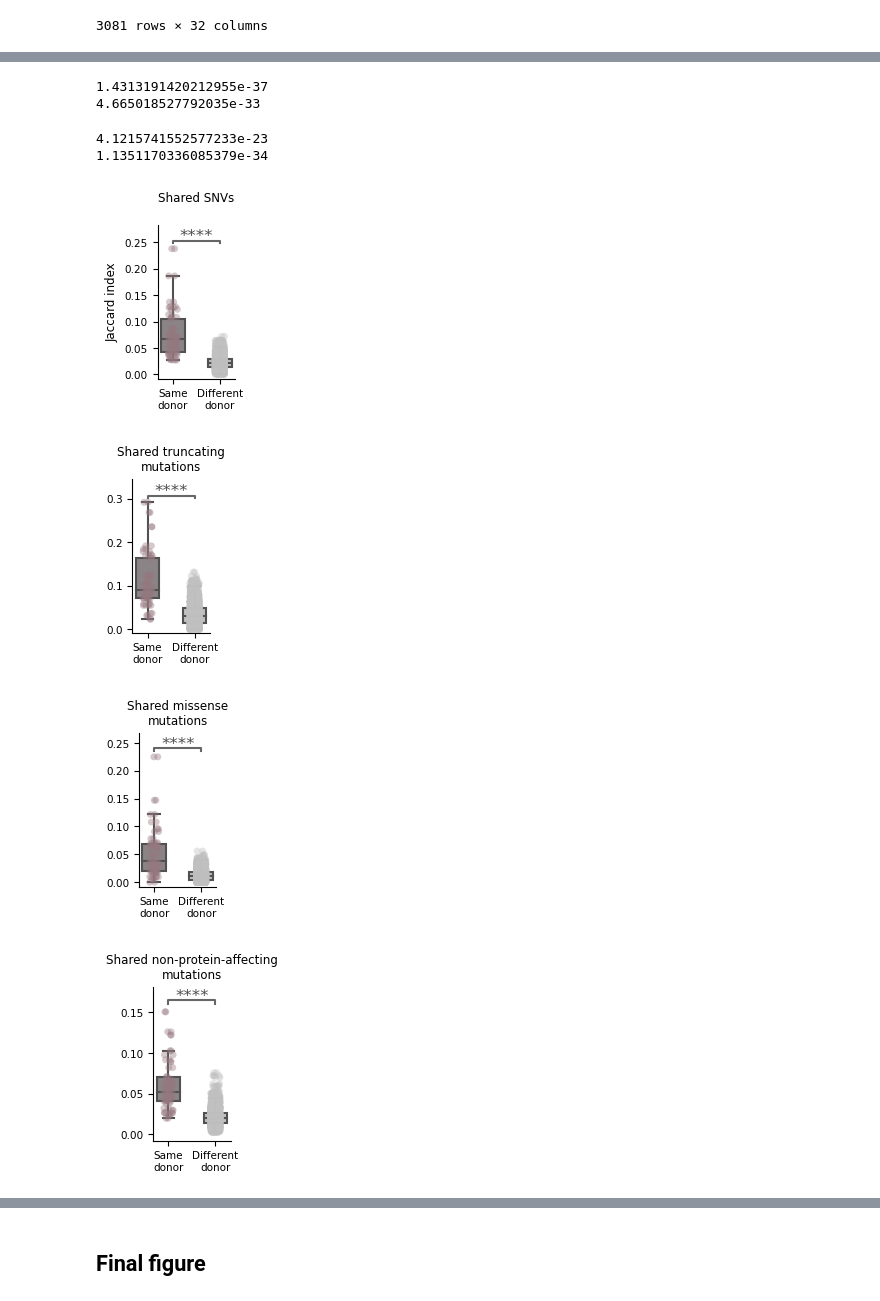
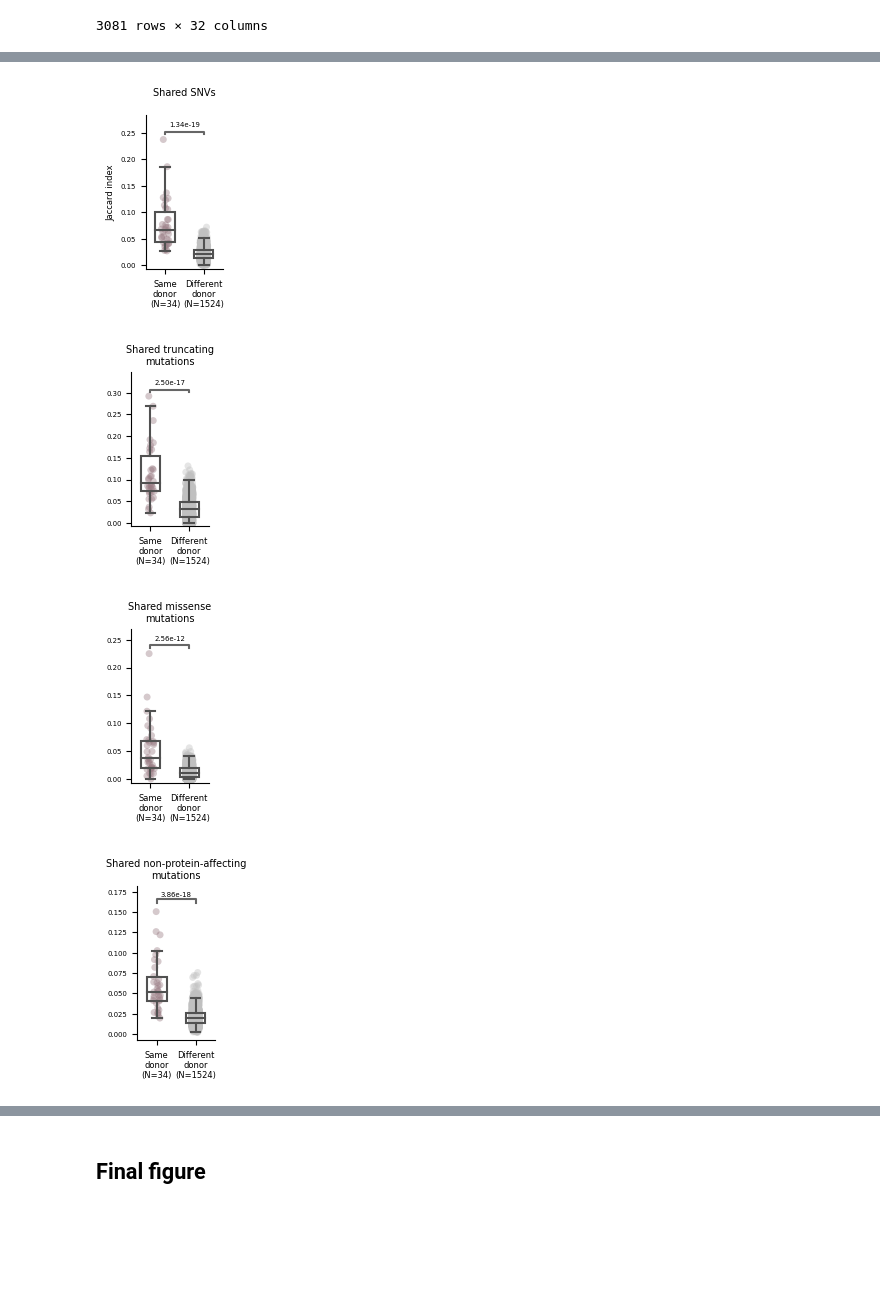
Before and after one commit to bbglab/normal_bladder_paper, a Jupyter notebook: extended/extended6/ExtendedFigure6.ipynb, the cells around one changed output, grey strips where cells are left out. Drawn from its saved outputs; the diff is of its cells as text; code cells hidden in the pictures; blank space fills up the shorter version.

```diff
--- a/extended/extended6/ExtendedFigure6.ipynb
+++ b/extended/extended6/ExtendedFigure6.ipynb
@@ -418,62 +439,55 @@ shared_muts_df_B = shared_muts_df_B.loc[shared_muts_df_B["pair"].isin(["same_don
 # %%
-figb_categs = {"same_donor": "Same\ndonor",
-            "diff_donor": "Different\ndonor", # these are only trigone-dome pairs
-            }
 figb_colors = {"same_donor": "#967880",
             "diff_donor": "#C0C0C0",
             }
 
 jaccard_idxs = ["jaccard_index_allsnvs", "jaccard_index_truncating", "jaccard_index_missense", "jaccard_index_nonprotaffecting"]
 id2title = {"allsnvs": "SNVs\n", "truncating": "truncating\nmutations", "missense": "missense\nmutations",
             "nonprotaffecting": "non-protein-affecting\nmutations"}
 
 
 for jacc_idx in jaccard_idxs:
+
     fig, axs = plt.subplots(1, 1, figsize = (1, 2))
-    sns.boxplot(shared_muts_df_C, x = "pair", y = jacc_idx, order = figc_categs.keys(),
-                showfliers = False, palette = figc_colors, width = 0.5, saturation = 0.2)
-    sns.stripplot(shared_muts_df_C, x = "pair", y = jacc_idx, order = figc_categs.keys(),
-                  palette = figc_colors, alpha = 0.4, jitter = 0.1)
-    _, pval = mannwhitneyu(shared_muts_df_C.loc[shared_muts_df_C["pair"] == "same_donor"][jacc_idx],
-                        shared_muts_df_C.loc[shared_muts_df_C["pair"] == "diff_donor"][jacc_idx])
-    print(pval)
+    figb_categs = {"same_donor": "Same\ndonor",
+            "diff_donor": "Different\ndonor", # these are only trigone-dome pairs
+            }
+
+    sns.stripplot(shared_muts_df_B, x = "pair", y = jacc_idx, order = figb_categs.keys(),
+                palette = figb_colors, alpha = 0.4, jitter = 0.1, zorder = 0, ax = axs)
+    sns.boxplot(shared_muts_df_B, x = "pair", y = jacc_idx, order = figb_categs.keys(),
+                showfliers = False, palette = figb_colors, width = 0.5, saturation = 1,
+                ax = axs, boxprops = dict(facecolor = 'none'))
+    _, pval = mannwhitneyu(shared_muts_df_B.loc[shared_muts_df_B["pair"] == "same_donor"][jacc_idx],
+                        shared_muts_df_B.loc[shared_muts_df_B["pair"] == "diff_donor"][jacc_idx])
+
+    n_counts = shared_muts_df_B[["pair", jacc_idx]].dropna()["pair"].value_counts(dropna = True).reset_index(name = "count")
+    for categ in figb_categs:
+        n = n_counts.loc[n_counts["index"] == categ]["count"].values[0]
+        figb_categs[categ] = f'{figb_categs[categ]}\n(N={n})'
 
     h = 0.005
-    y = shared_muts_df_C[jacc_idx].max()+h
+    y = shared_muts_df_B[jacc_idx].max()+h
     axs.plot([0, 0, 1, 1], [y+h, y+2*h, y+2*h, y+h], lw = 1.5, c = "0.4")
-    if pval < 0.0001:
-        sig_text = "****"
-    elif pval < 0.001:
-        sig_text = "***"
-    elif pval < 0.01:
-        sig_text = "**"
-    elif pval < 0.05:
-        sig_text = "*"
-    else:
-        sig_text = "ns"
-    axs.text(0.5, y+h, sig_text, ha='center', va='bottom', color="0.3", fontsize=12)
+    sig_text = format(pval, ".2e")
+    axs.text(0.5, y+h+y/20, sig_text, ha='center', va='bottom', fontsize=plots_general_config["annots_fontsize"])
 
-    axs.set_xticklabels(figc_categs.values(), fontsize = plots_config["xyticks_fontsize"])
-    axs.set_xlabel("", fontsize = plots_config["xlabel_fontsize"])
+    axs.set_xticklabels(figb_categs.values(), fontsize = plots_general_config["xyticks_fontsize"])
+    axs.set_xlabel("")
     if jacc_idx == "jaccard_index_allsnvs":
-        axs.set_ylabel("Jaccard index", fontsize = plots_config["ylabel_fontsize"])
+        axs.set_ylabel("Jaccard index", fontsize = plots_general_config["ylabel_fontsize"])
     else:
         axs.set_ylabel("")
-    axs.set_title(f'Shared {id2title[jacc_idx.split("_")[-1]]}', fontsize = plots_config["title_fontsize"])
+    axs.set_title(f'Shared {id2title[jacc_idx.split("_")[-1]]}', fontsize = plots_general_config["title_fontsize"])
     axs.spines['top'].set_visible(False)
     axs.spines['right'].set_visible(False)
-    axs.tick_params(axis='both', labelsize = plots_config["xyticks_fontsize"])
-    # axs.set_ylim(-0.1, 1)
-    # axs.set_yscale("log")
+    axs.tick_params(axis='y', labelsize = plots_general_config["xyticks_fontsize"])
+    axs.tick_params(axis='x', labelsize = plots_general_config["ylabel_fontsize"])
     axs.set_ylim(-0.008, y+y/6)
     plt.savefig(f'{save_dir}/extFig6b_{jacc_idx.split("_")[-1]}.png', dpi = 300, bbox_inches = 'tight')
 # %% [output]
-1.4313191420212955e-37
-4.665018527792035e-33
-4.1215741552577233e-23
-1.1351170336085379e-34
-[figure, old version]
+[figure, new version]
-[figure, old version]
+[figure, new version]
-[figure, old version]
+[figure, new version]
-[figure, old version]
+[figure, new version]
 # %% [markdown]
```
Also changed, not shown: parts of 15 cells of this notebook, 9 other files.
